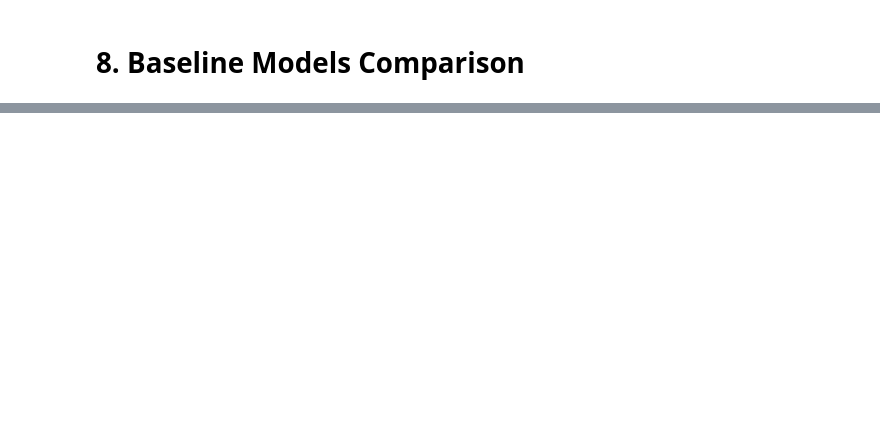
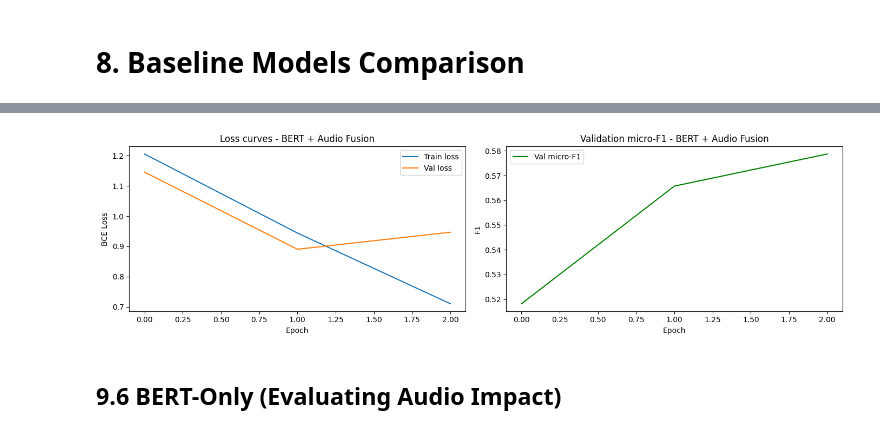
Before and after one commit to julaga18/deep_learining_project, a Jupyter notebook: preprocessing.ipynb, the cells around one changed output, grey strips where cells are left out. Cells and saved outputs as stored; diff of their text form; code cells hidden in the pictures; blank space fills up the shorter version.

Commit message:
Implement BERT classifier with audio features

```diff
--- a/preprocessing.ipynb
+++ b/preprocessing.ipynb
@@ -9,0 +9,19 @@ print(df.columns.tolist())
+# %%
+# Project folder:
+DRIVE_BASE = '/content/drive/MyDrive/deep_learning'
+
+# Dataset:
+DRIVE_FILE_PATH = f'{DRIVE_BASE}/spotify_dataset.csv'
+
+# Checkpoints BERT + audio:
+ckpt_dir_bert_fusion = f'{DRIVE_BASE}/checkpoints_bert_fusion'
+
+# Checkpoints BERT only:
+ckpt_dir_bert_only = f'{DRIVE_BASE}/checkpoints_bert_only'
+# %%
+if os.path.exists(DRIVE_FILE_PATH):
+    df = pd.read_csv(DRIVE_FILE_PATH)
+    print(df.columns.tolist())
+else:
+    print(f"File not found at: {DRIVE_FILE_PATH}")
+    print("Training from scratch or creating a new dataframe is required.")
@@ -471,7 +496,7 @@ for epoch in range(1, EPOCHS + 1):
     if val_f1 > best_val_f1:
         best_val_f1 = val_f1
         epochs_no_improve = 0
-        torch.save(lstm_model.state_dict(), 'best_lstm.pt')
+        torch.save(lstm_model.state_dict(), f'{DRIVE_BASE}/best_lstm.pt')
     else:
         epochs_no_improve += 1
         if epochs_no_improve >= PATIENCE:
@@ -544,0 +709,5 @@ plt.show()
+# %%
+BERT_MAX_LEN = 400
+
+BERT_BATCH_SIZE = 4
+GRAD_ACCUM_STEPS = 4
@@ -544,0 +1119,22 @@ plt.show()
+# %%
+fig, axes = plt.subplots(1, 2, figsize=(14, 4))
+
+axes[0].plot(bert_history['train_loss'], label='Train loss')
+axes[0].plot(bert_history['val_loss'], label='Val loss')
+axes[0].set_title('Loss curves - BERT + Audio Fusion')
+axes[0].set_xlabel('Epoch')
+axes[0].set_ylabel('BCE Loss')
+axes[0].legend()
+
+axes[1].plot(bert_history['val_f1_micro'], color='green', label='Val micro-F1')
+axes[1].set_title('Validation micro-F1 - BERT + Audio Fusion')
+axes[1].set_xlabel('Epoch')
+axes[1].set_ylabel('F1')
+axes[1].legend()
+
+plt.tight_layout()
+plt.show()
+# %% [output]
+[figure, added]
+# %% [markdown]
+## 9.6 BERT-Only (Evaluating Audio Impact)
```
Also changed, not shown: parts of 34 cells of this notebook, 2 other files.
